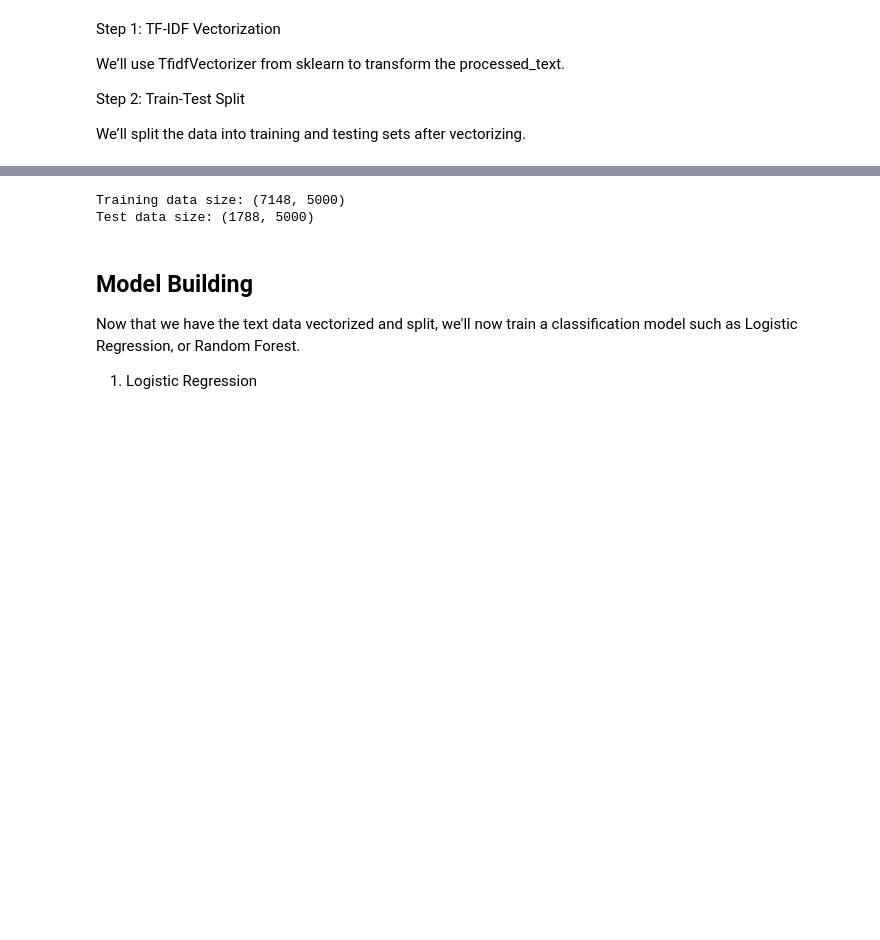
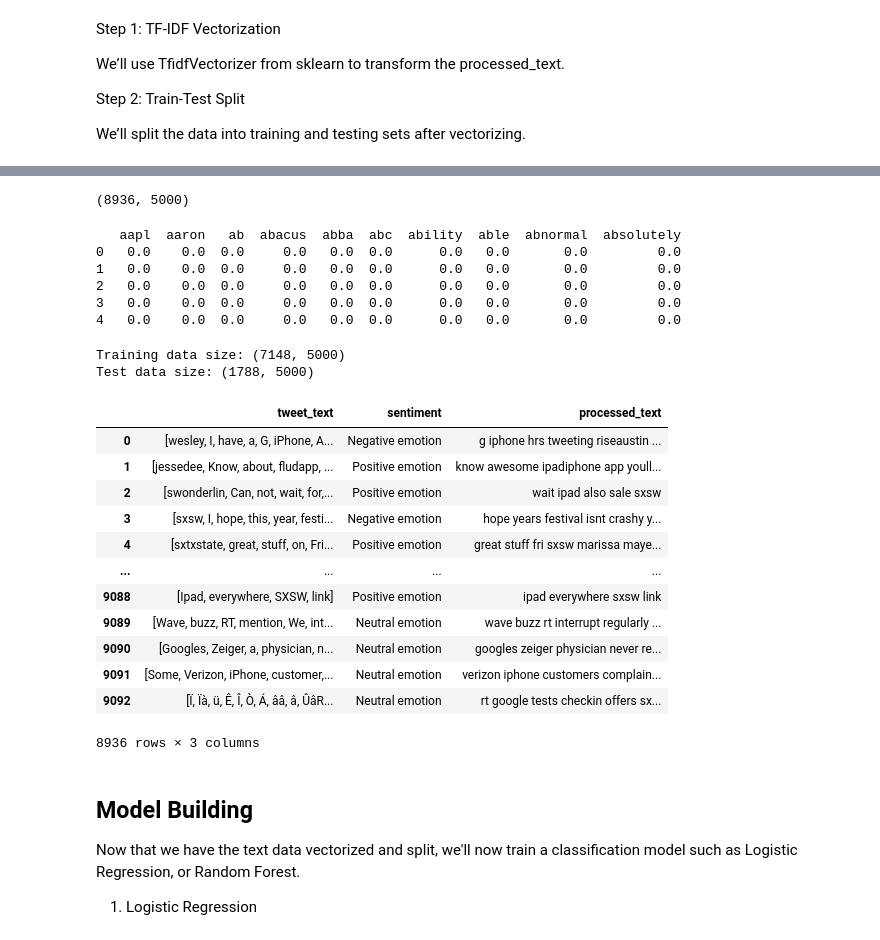
Before and after one commit to engige/NLP_Twitter_Sentiment_Analysis, a Jupyter notebook: notebooks/mary.ipynb, the cells around one changed output, grey strips where cells are left out. Cells and saved outputs as stored; diff of their text form; code cells hidden in the pictures; blank space fills up the shorter version.

```diff
--- a/notebooks/mary.ipynb
+++ b/notebooks/mary.ipynb
@@ -308,10 +308,10 @@ Name: tweet_text, dtype: object
 # %% [markdown]
 **Applyig Stemming**
 # %%
-st = nltk.PorterStemmer()
+#st = nltk.PorterStemmer()
 
-def stemming_on_text(data):
-  text = [st.stem(word) for word in data]
-  return text
-df_cleaned['tweet_text'] = df_cleaned['tweet_text'].apply(lambda x: stemming_on_text(x))
-df_cleaned['tweet_text'].head()
+#def stemming_on_text(data):
+  #text = [st.stem(word) for word in data]
+ # return text
+#df_cleaned['tweet_text'] = df_cleaned['tweet_text'].apply(lambda x: stemming_on_text(x))
+#df_cleaned['tweet_text'].head()
@@ -363,7 +366,7 @@ We’ll split the data into training and testing sets after vectorizing.
 # %%
 from sklearn.feature_extraction.text import TfidfVectorizer
 from sklearn.model_selection import train_test_split
-
+from imblearn.over_sampling import SMOTE
 
 X = df_cleaned['processed_text']  # Feature: processed tweet text
 y = df_cleaned['sentiment']       # Target: sentiment labels
@@ -373,15 +376,53 @@ tfidf = TfidfVectorizer(max_features=5000, stop_words='english')
 # Fit and transform the processed text into TF-IDF features
 X_tfidf = tfidf.fit_transform(X)
 
-# Perform the train-test split (80% train, 20% test)
-X_train, X_test, y_train, y_test = train_test_split(X_tfidf, y, test_size=0.2, random_state=42)
-
-# Display shape of training and testing data
-print(f"Training data size: {X_train.shape}")
-print(f"Test data size: {X_test.shape}")
+# Display the shape of the resulting TF-IDF matrix
+X_tfidf.shape
 # %% [output]
-Training data size: (7148, 5000)
-Test data size: (1788, 5000)
+(8936, 5000)
+# %%
+# Convert the sparse TF-IDF matrix to a dense array
+tfidf_sample = pd.DataFrame(X_tfidf.toarray(), columns=tfidf.get_feature_names_out())
+
+# Display the first 5 rows and first 10 columns of the TF-IDF matrix
+print(tfidf_sample.iloc[:5, :10])
+# %% [output]
+   aapl  aaron   ab  abacus  abba  abc  ability  able  abnormal  absolutely
+0   0.0    0.0  0.0     0.0   0.0  0.0      0.0   0.0       0.0         0.0
+1   0.0    0.0  0.0     0.0   0.0  0.0      0.0   0.0       0.0         0.0
+2   0.0    0.0  0.0     0.0   0.0  0.0      0.0   0.0       0.0         0.0
+3   0.0    0.0  0.0     0.0   0.0  0.0      0.0   0.0       0.0         0.0
+4   0.0    0.0  0.0     0.0   0.0  0.0      0.0   0.0       0.0         0.0
+# %%
+# Perform the train-test split (80% train, 20% test)
+X_train, X_test, y_train, y_test = train_test_split(X_tfidf, y, test_size=0.2, random_state=42)
+
+ #Apply SMOTE to the training set
+smote = SMOTE(random_state=42)
+X_train_resampled, y_train_resampled = smote.fit_resample(X_train, y_train)
+
+# Display shape of training and testing data
+print(f"Training data size: {X_train.shape}")
+print(f"Test data size: {X_test.shape}")
+# %% [output]
+Training data size: (7148, 5000)
+Test data size: (1788, 5000)
+# %%
+df_cleaned
+# %% [output]
+|  | tweet_text | sentiment | processed_text |
+| 0 | [wesley, I, have, a, G, iPhone, A... | Negative emotion | g iphone hrs tweeting riseaustin ... |
+| 1 | [jessedee, Know, about, fludapp, ... | Positive emotion | know awesome ipadiphone app youll... |
+| 2 | [swonderlin, Can, not, wait, for,... | Positive emotion | wait ipad also sale sxsw |
+| 3 | [sxsw, I, hope, this, year, festi... | Negative emotion | hope years festival isnt crashy y... |
+| 4 | [sxtxstate, great, stuff, on, Fri... | Positive emotion | great stuff fri sxsw marissa maye... |
+| ... | ... | ... | ... |
+| 9088 | [Ipad, everywhere, SXSW, link] | Positive emotion | ipad everywhere sxsw link |
+| 9089 | [Wave, buzz, RT, mention, We, int... | Neutral emotion | wave buzz rt interrupt regularly ... |
+| 9090 | [Googles, Zeiger, a, physician, n... | Neutral emotion | googles zeiger physician never re... |
+| 9091 | [Some, Verizon, iPhone, customer,... | Neutral emotion | verizon iphone customers complain... |
+| 9092 | [Ï, Ïà, ü, Ê, Î, Ò, Á, ââ, â, ÛâR... | Neutral emotion | rt google tests checkin offers sx... |
+8936 rows × 3 columns
 # %% [markdown]
 ## **Model Building**
 
```
Also changed, not shown: parts of 11 cells of this notebook.
